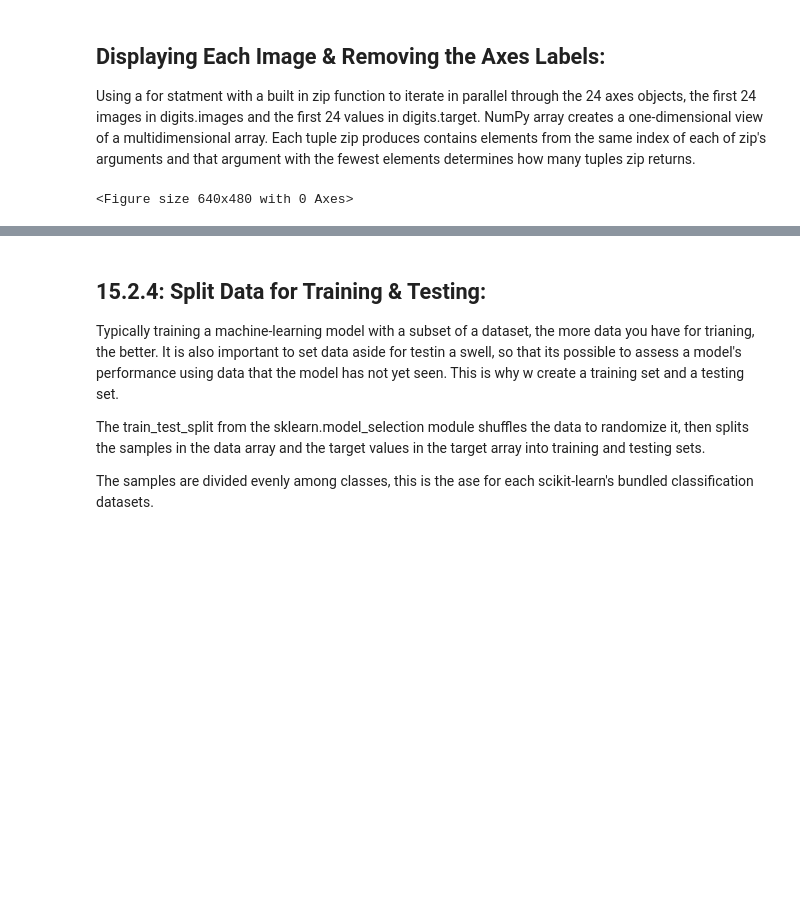
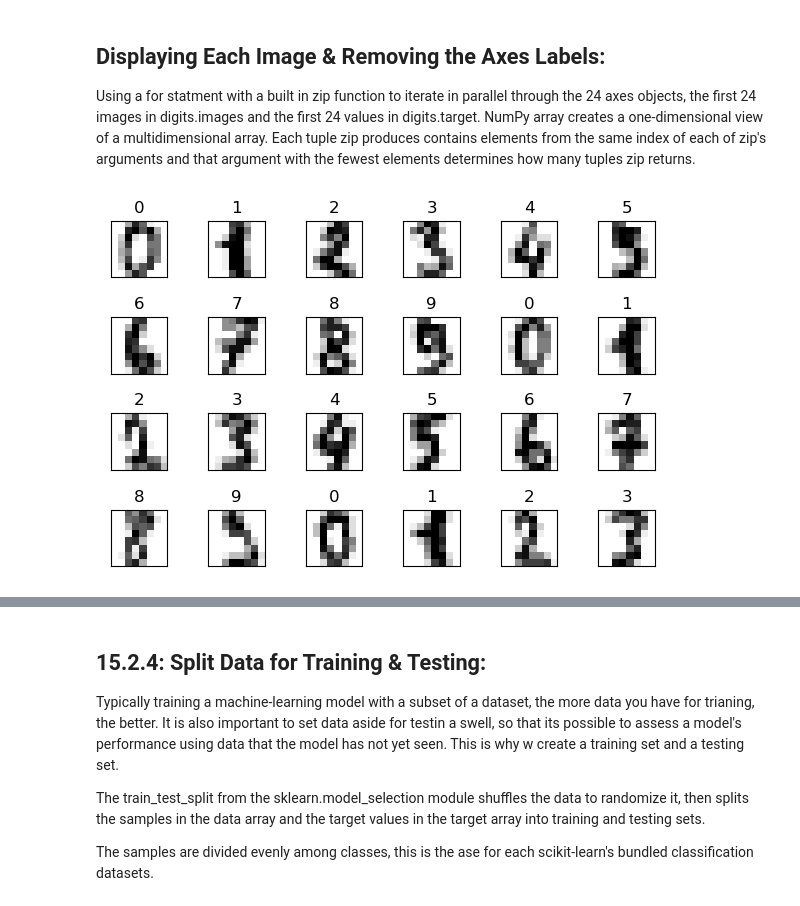
Before and after one commit to accoffin12/datafun-07-ml-predictive, a Jupyter notebook: Chpt_15_examples/accoffin_Chpt_15_examples.ipynb, the cells around one changed output, grey strips where cells are left out. Saved outputs shown, nothing was run; the diff lists cells and outputs as text; code cells hidden in the pictures; blank space fills up the shorter version.

```diff
--- a/Chpt_15_examples/Chapter 15 exampled.ipynb
+++ b/Chpt_15_examples/accoffin_Chpt_15_examples.ipynb
@@ -111,12 +111,14 @@ figure, axes = plt.subplots(nrows=4, ncols=6, figsize=(6,4))
 ## Displaying Each Image & Removing the Axes Labels:
 Using a for statment with a built in zip function to iterate in parallel through the 24 axes objects, the first 24 images in digits.images and the first 24 values in digits.target. NumPy array creates a one-dimensional view of a multidimensional array. Each tuple zip produces contains elements from the same index of each of zip's arguments and that argument with the fewest elements determines how many tuples zip returns.
 # %%
+figure, axes = plt.subplots(nrows=4, ncols=6, figsize=(6,4))
+
 for item in zip(axes.ravel(), digits.images, digits.target):
     axes, image, target = item
     axes.imshow(image, cmap=plt.cm.gray_r)
     axes.set_xticks([])
     axes.set_yticks([])
     axes.set_title(target)
 plt.tight_layout()
 # %% [output]
-<Figure size 640x480 with 0 Axes>
+[figure, added]
```
Also changed, not shown: parts of 1 cell of this notebook, 9 other files.
